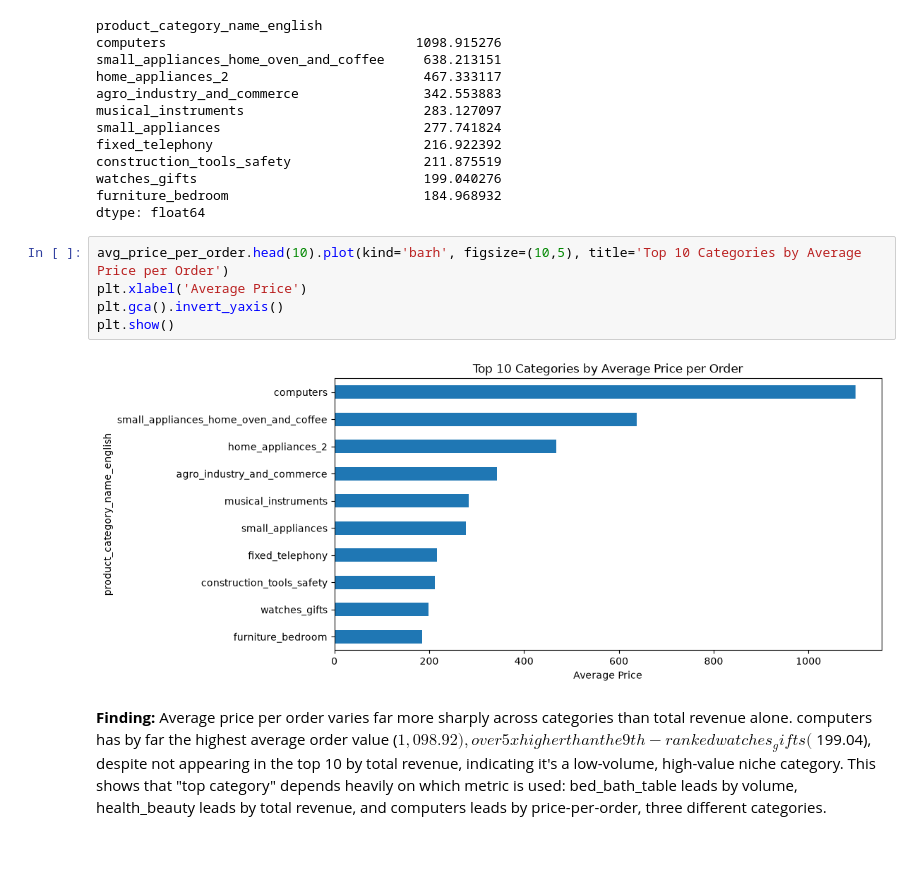
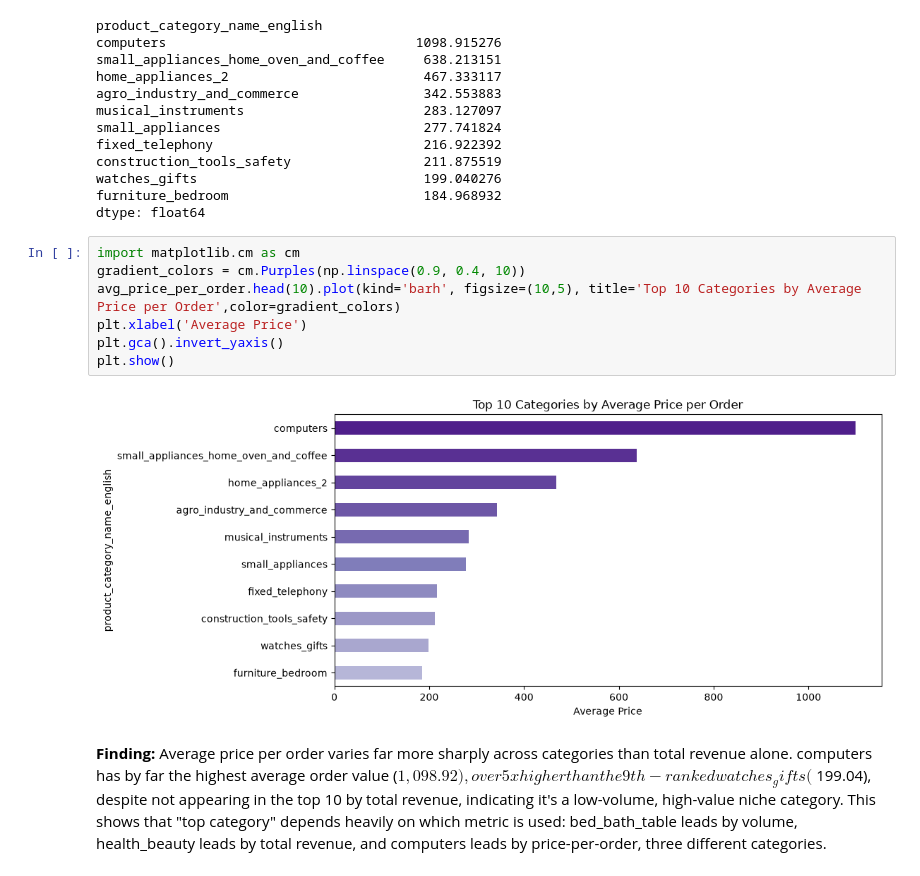
Before and after one commit to imanfarooq10/olist-ecommerce-sales-analysis, a Jupyter notebook: notebooks/3_eda.ipynb, the cells around one changed output. Drawn from its saved outputs; the diff is of its cells as text.

```diff
--- a/notebooks/3_eda.ipynb
+++ b/notebooks/3_eda.ipynb
@@ -205,12 +183,14 @@ watches_gifts                             199.040276
 furniture_bedroom                         184.968932
 dtype: float64
 # %%
-avg_price_per_order.head(10).plot(kind='barh', figsize=(10,5), title='Top 10 Categories by Average Price per Order')
+import matplotlib.cm as cm
+gradient_colors = cm.Purples(np.linspace(0.9, 0.4, 10))
+avg_price_per_order.head(10).plot(kind='barh', figsize=(10,5), title='Top 10 Categories by Average Price per Order',color=gradient_colors)
 plt.xlabel('Average Price')
 plt.gca().invert_yaxis()
 plt.show()
 # %% [output]
-[figure, old version]
+[figure, new version]
 # %% [markdown]
 **Finding:** Average price per order varies far more sharply across categories
 than total revenue alone. computers has by far the highest average
```
Also changed, not shown: parts of 41 cells of this notebook.
